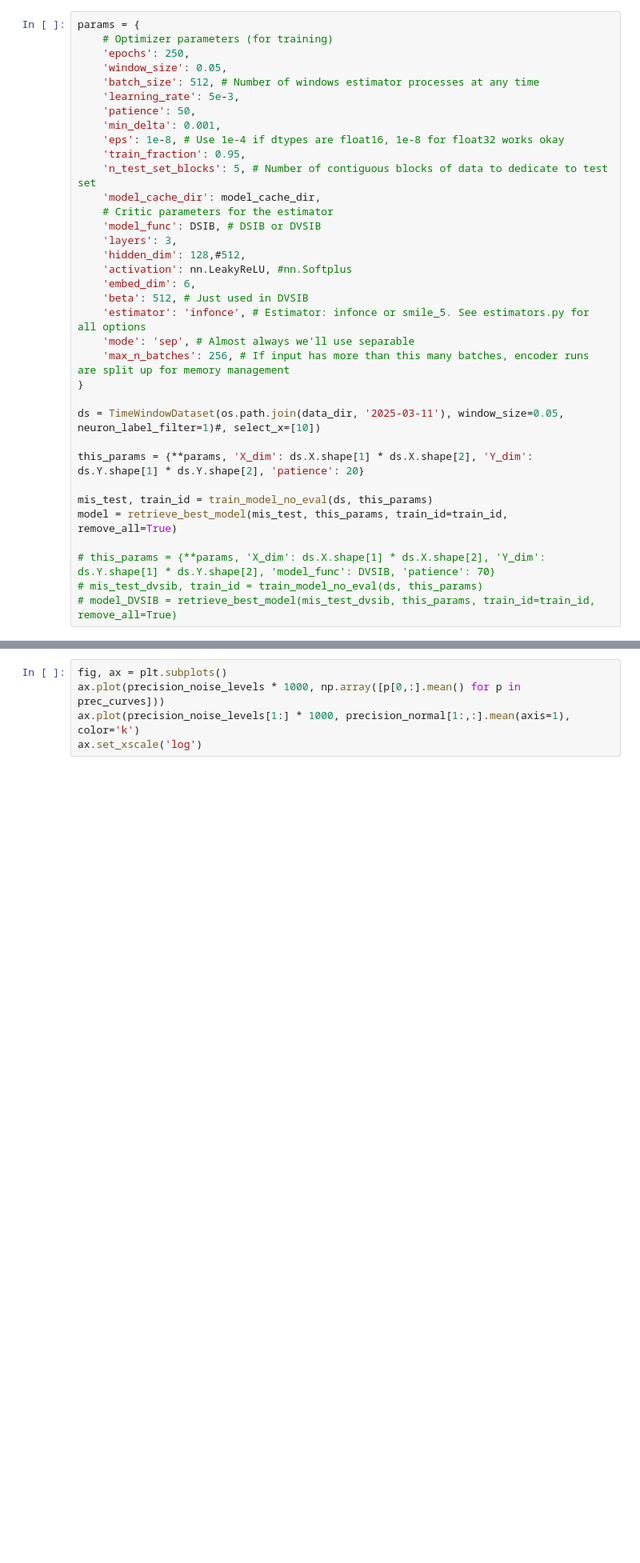
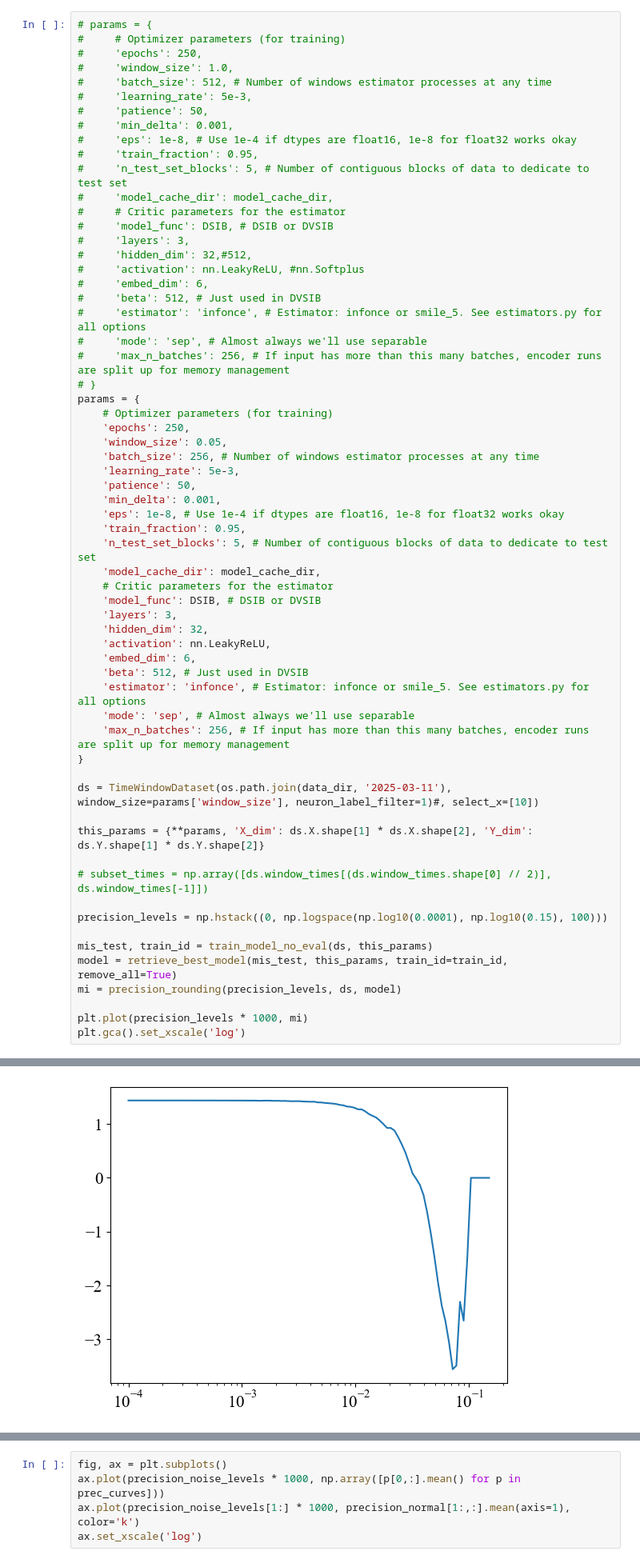
Before and after one commit to LeoJW/VNCMPanalysis, a Jupyter notebook: eslam_MI/Mothy_MI.ipynb, the cells around one changed output, grey strips where cells are left out. Shown at 80% size. Cells and saved outputs as stored; diff of their text form; blank space fills up the shorter version.

Commit message:
multiprocessing working, bug fixes for new sliding window handling

```diff
--- a/eslam_MI/Mothy_MI.ipynb
+++ b/eslam_MI/Mothy_MI.ipynb
@@ -72,11 +72,34 @@ Low priority:
 - [] Try ISI encoding instead (as in https://pmc.ncbi.nlm.nih.gov/articles/PMC9870156/)
 - [/] Parallel training with shared memory, fixed to have the right number of processes
 # %%
+# params = {
+#     # Optimizer parameters (for training)
+#     'epochs': 250,
+#     'window_size': 1.0,
+#     'batch_size': 512, # Number of windows estimator processes at any time
+#     'learning_rate': 5e-3,
+#     'patience': 50,
+#     'min_delta': 0.001,
+#     'eps': 1e-8, # Use 1e-4 if dtypes are float16, 1e-8 for float32 works okay
+#     'train_fraction': 0.95,
+#     'n_test_set_blocks': 5, # Number of contiguous blocks of data to dedicate to test set
+#     'model_cache_dir': model_cache_dir,
+#     # Critic parameters for the estimator
+#     'model_func': DSIB, # DSIB or DVSIB
+#     'layers': 3,
+#     'hidden_dim': 32,#512,
+#     'activation': nn.LeakyReLU, #nn.Softplus
+#     'embed_dim': 6,
+#     'beta': 512, # Just used in DVSIB
+#     'estimator': 'infonce', # Estimator: infonce or smile_5. See estimators.py for all options
+#     'mode': 'sep', # Almost always we'll use separable
+#     'max_n_batches': 256, # If input has more than this many batches, encoder runs are split up for memory management
+# }
 params = {
     # Optimizer parameters (for training)
     'epochs': 250,
     'window_size': 0.05,
-    'batch_size': 512, # Number of windows estimator processes at any time
+    'batch_size': 256, # Number of windows estimator processes at any time
     'learning_rate': 5e-3,
     'patience': 50,
     'min_delta': 0.001,
@@ -87,8 +110,8 @@ params = {
     # Critic parameters for the estimator
     'model_func': DSIB, # DSIB or DVSIB
     'layers': 3,
-    'hidden_dim': 128,#512,
-    'activation': nn.LeakyReLU, #nn.Softplus
+    'hidden_dim': 32,
+    'activation': nn.LeakyReLU,
     'embed_dim': 6,
     'beta': 512, # Just used in DVSIB
     'estimator': 'infonce', # Estimator: infonce or smile_5. See estimators.py for all options
@@ -96,14 +119,18 @@ params = {
     'max_n_batches': 256, # If input has more than this many batches, encoder runs are split up for memory management
 }
 
-ds = TimeWindowDataset(os.path.join(data_dir, '2025-03-11'), window_size=0.05, neuron_label_filter=1)#, select_x=[10])
+ds = TimeWindowDataset(os.path.join(data_dir, '2025-03-11'), window_size=params['window_size'], neuron_label_filter=1)#, select_x=[10])
 
-this_params = {**params, 'X_dim': ds.X.shape[1] * ds.X.shape[2], 'Y_dim': ds.Y.shape[1] * ds.Y.shape[2], 'patience': 20}
+this_params = {**params, 'X_dim': ds.X.shape[1] * ds.X.shape[2], 'Y_dim': ds.Y.shape[1] * ds.Y.shape[2]}
+
+# subset_times = np.array([ds.window_times[(ds.window_times.shape[0] // 2)], ds.window_times[-1]])
+
+precision_levels = np.hstack((0, np.logspace(np.log10(0.0001), np.log10(0.15), 100)))
 
 mis_test, train_id = train_model_no_eval(ds, this_params)
 model = retrieve_best_model(mis_test, this_params, train_id=train_id, remove_all=True)
+mi = precision_rounding(precision_levels, ds, model)
 
-# this_params = {**params, 'X_dim': ds.X.shape[1] * ds.X.shape[2], 'Y_dim': ds.Y.shape[1] * ds.Y.shape[2], 'model_func': DVSIB, 'patience': 70}
-# mis_test_dvsib, train_id = train_model_no_eval(ds, this_params)
-# model_DVSIB = retrieve_best_model(mis_test_dvsib, this_params, train_id=train_id, remove_all=True)
+plt.plot(precision_levels * 1000, mi)
+plt.gca().set_xscale('log')
 # %% [output]
@@ -127,0 +154 @@ KeyboardInterrupt:
+[figure, added]
```
Also changed, not shown: parts of 8 cells of this notebook, 8 other files.
